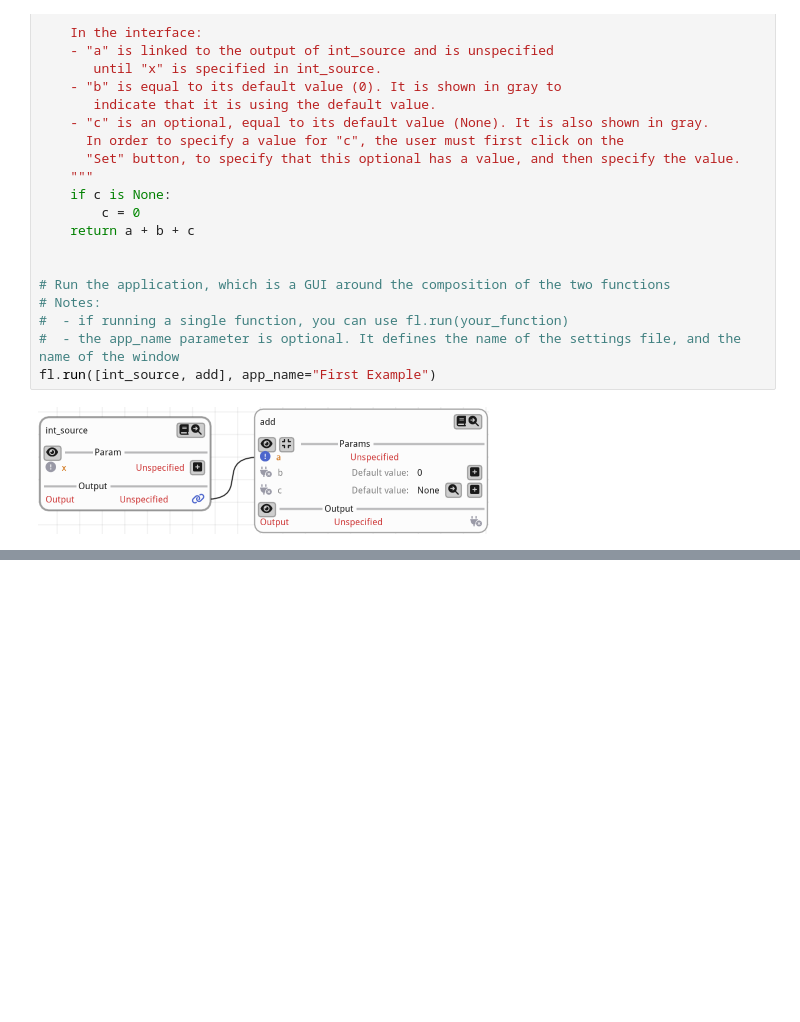
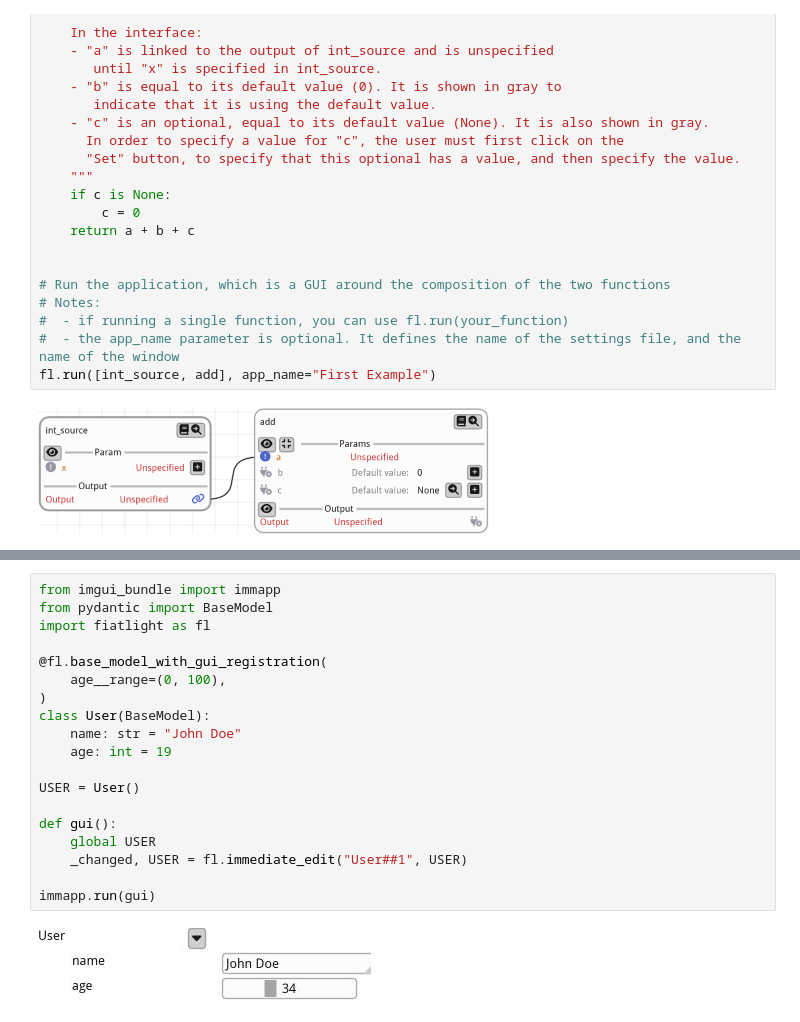
Before and after one commit to pthom/fiatlight_doc, a Jupyter notebook: manual_first.ipynb, the cells around one changed output, grey strips where cells are left out. Cells and saved outputs as stored; diff of their text form; blank space fills up the shorter version.

```diff
--- a/manual_first.ipynb
+++ b/manual_first.ipynb
@@ -125,0 +162,21 @@ only the user values are saved (in a file named "xxx.fiat_user.json", where "xxx
+# %%
+from imgui_bundle import immapp
+from pydantic import BaseModel
+import fiatlight as fl
+
+@fl.base_model_with_gui_registration(
+    age__range=(0, 100),
+)
+class User(BaseModel):
+    name: str = "John Doe"
+    age: int = 19
+
+USER = User()
+
+def gui():
+    global USER
+    _changed, USER = fl.immediate_edit("User##1", USER)
+
+immapp.run(gui)
+# %% [output]
+[figure, added]
```
Also changed, not shown: parts of 8 cells of this notebook, 8 other files.
